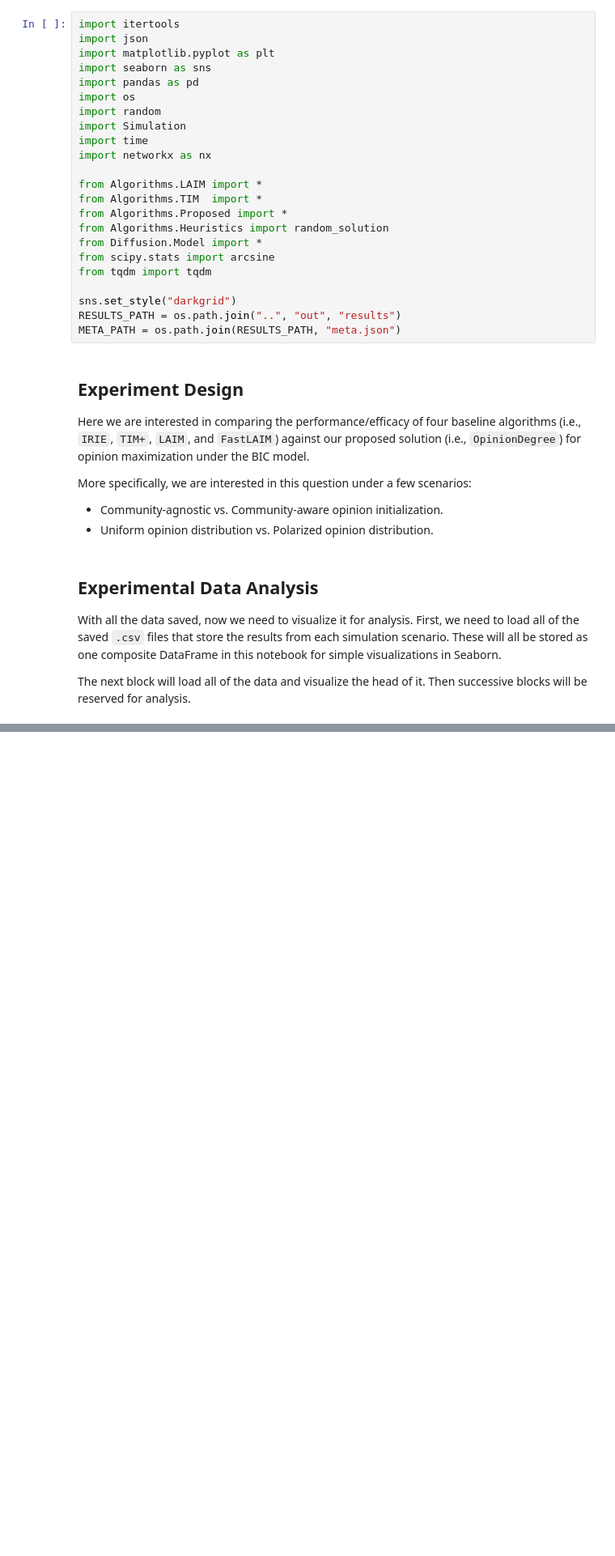
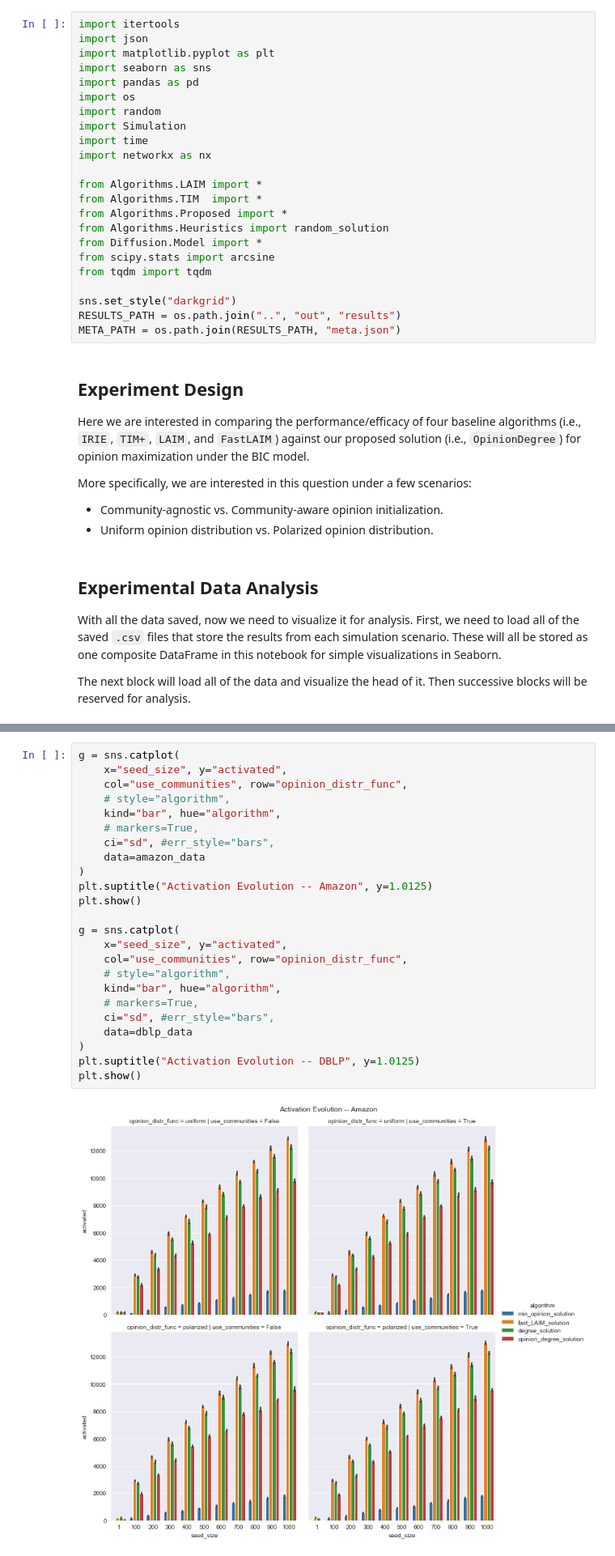
Before and after one commit to nathaniel-hudson/BIC-Diffusion, a Jupyter notebook: src/Analysis.ipynb, the cells around one changed output, grey strips where cells are left out. Shown at 81% size. Drawn from its saved outputs; the diff is of its cells as text; blank space fills up the shorter version.

```diff
--- a/src/Analysis.ipynb
+++ b/src/Analysis.ipynb
@@ -59,0 +78,26 @@ g = sns.relplot(
+# %%
+g = sns.catplot(
+    x="seed_size", y="activated",
+    col="use_communities", row="opinion_distr_func",
+    # style="algorithm",
+    kind="bar", hue="algorithm",
+    # markers=True,
+    ci="sd", #err_style="bars",
+    data=amazon_data
+)
+plt.suptitle("Activation Evolution -- Amazon", y=1.0125)
+plt.show()
+
+g = sns.catplot(
+    x="seed_size", y="activated",
+    col="use_communities", row="opinion_distr_func",
+    # style="algorithm",
+    kind="bar", hue="algorithm",
+    # markers=True,
+    ci="sd", #err_style="bars",
+    data=dblp_data
+)
+plt.suptitle("Activation Evolution -- DBLP", y=1.0125)
+plt.show()
+# %% [output]
+[figure, added]
```
Also changed, not shown: parts of 3 cells of this notebook.
